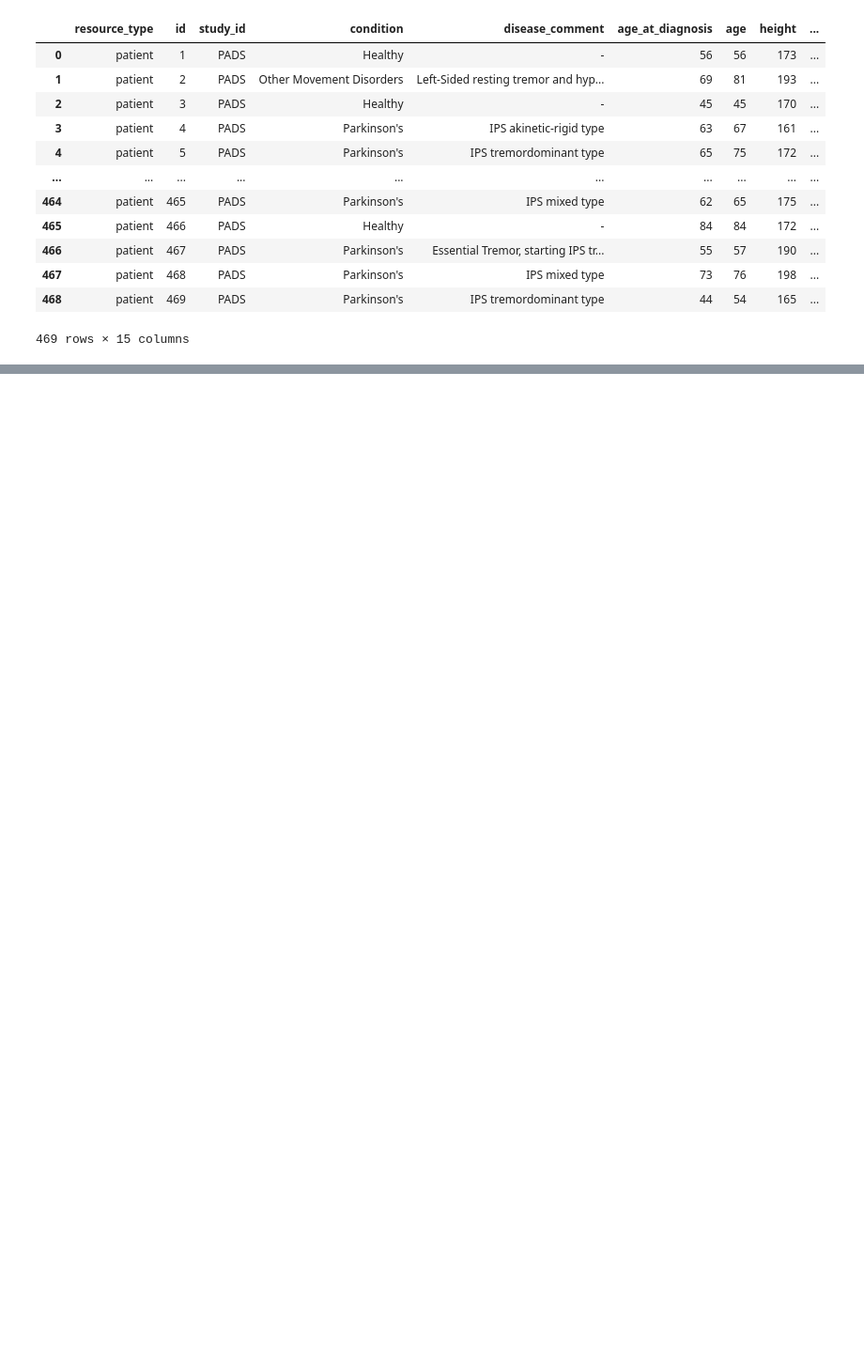
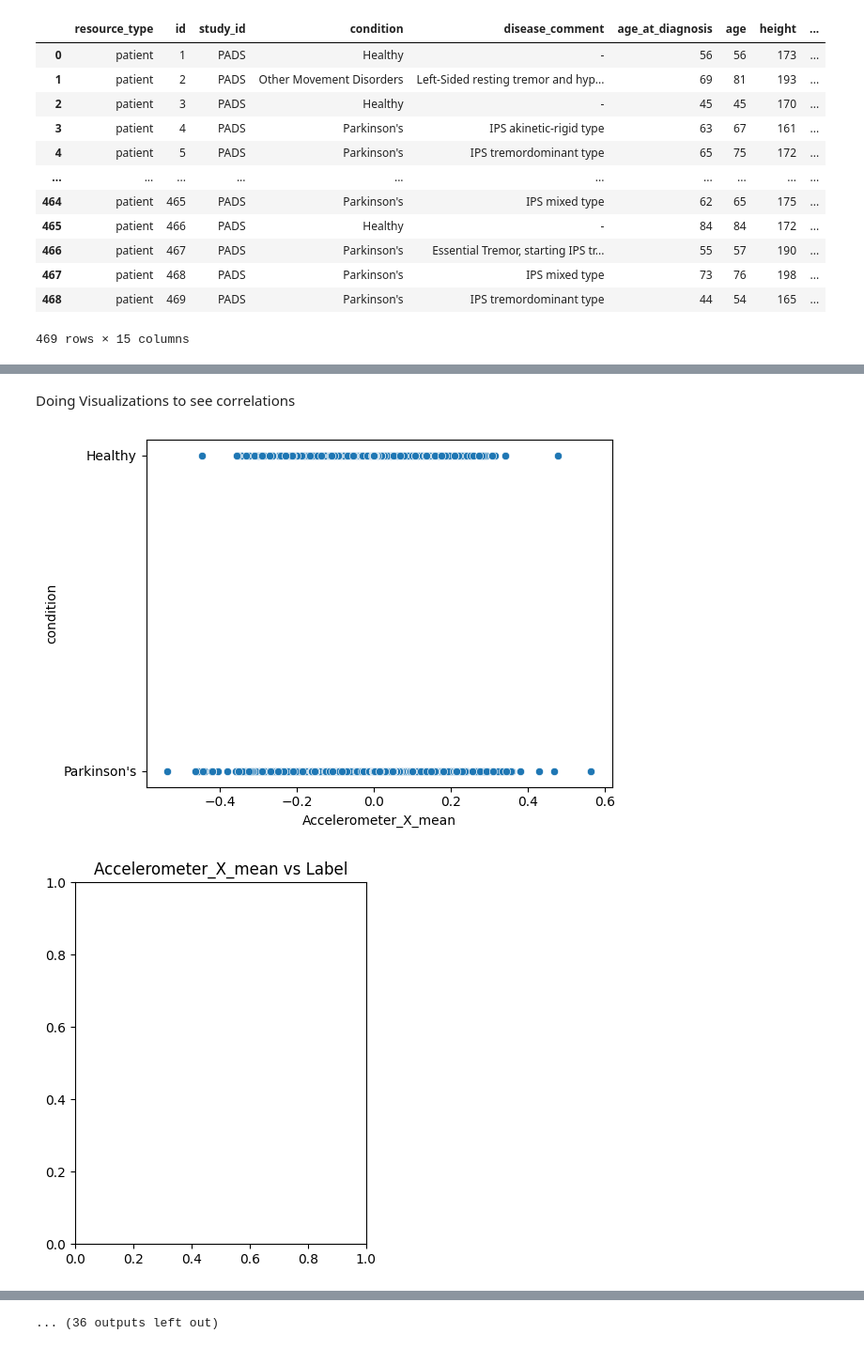
Before and after one commit to idranne/Columbia-DBMI-, a Jupyter notebook: Smartwatch dataset_In progress/preprocessed/movement.ipynb, the cells around one changed output, grey strips where cells are left out. Shown at 94% size. Saved outputs shown, nothing was run; the diff lists cells and outputs as text; code cells hidden in the pictures; blank space fills up the shorter version.

```diff
--- a/Smartwatch dataset_In progress/preprocessed/movement.ipynb
+++ b/Smartwatch dataset_In progress/preprocessed/movement.ipynb
@@ -20,0 +221,3 @@ df
+# %%
+#Drop the null columns
+merged_df = merged_df.drop(columns = ["appearance_in_first_grade_kinship"])
@@ -31 +262,6 @@ Multiple Sclerosis           11
 Name: count, dtype: int64
+# %%
+#Filtering out the df frame such that we have onlyy Parkinsons and healthy
+merged_df["condition"] = merged_df["condition"].str.strip().str.replace("’", "'")
+
+merged_df = merged_df[(merged_df["condition"] == "Parkinson's") | (merged_df["condition"] == "Healthy")]
@@ -31,0 +333,3 @@ Name: count, dtype: int64
+# %%
+#Dropping features I might not need
+merged_df = merged_df.drop(columns = ["resource_type", "id", "appearance_in_kinship", "effect_of_alcohol_on_tremor", "label" ,"study_id", "disease_comment", "age_at_diagnosis", "age", "height", "weight", "gender", "handedness"])
@@ -31,0 +385,5 @@ Name: count, dtype: int64
+# %%
+#Preprocessing with scaler numerical columns
+
+numerical_cols = [col for col in merged_df if merged_df[col].dtype == "float64"]
+numerical_cols
@@ -31,0 +427,15 @@ Name: count, dtype: int64
+# %% [markdown]
+Doing Visualizations to see correlations
+# %%
+
+import seaborn as sns
+import matplotlib.pyplot as plt
+
+for col in numerical_cols:
+    sns.scatterplot(x=merged_df[col], y=merged_df['condition'])
+    plt.figure(figsize=(4,5))
+    plt.title(f'{col} vs Label')
+    plt.show()
+# %% [output]
+[figure, added]
+[figure, added]
@@ -31,0 +452 @@ Name: count, dtype: int64
+... (36 outputs left out)
```
Also changed, not shown: parts of 36 cells of this notebook, 13 other files.
